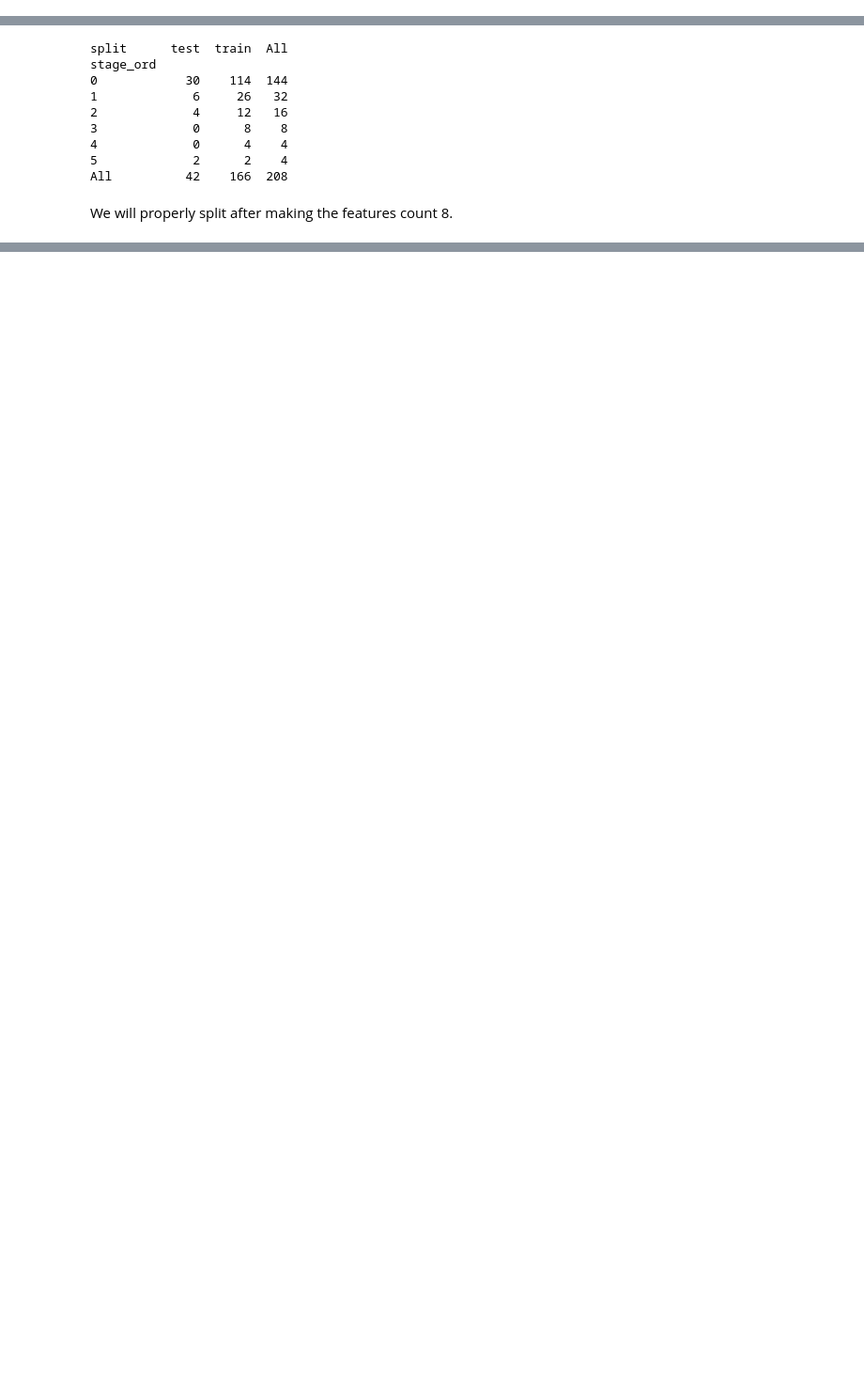
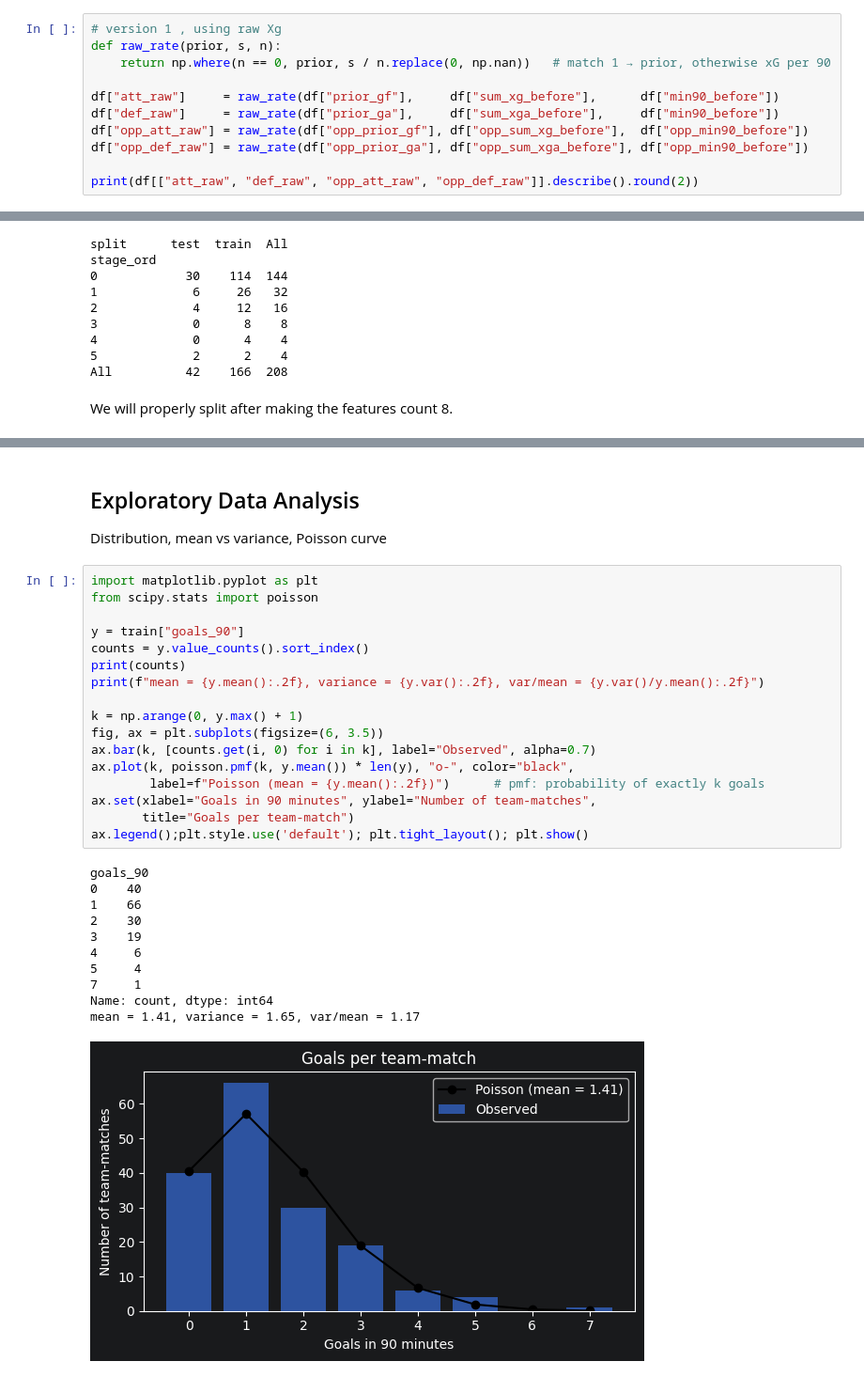
Before and after one commit to birat-timsina/HIT140_Group81, a Jupyter notebook: Assignment-3/Obj2.2/Obj2.2_model.ipynb, the cells around one changed output, grey strips where cells are left out. Shown at 94% size. Saved outputs shown, nothing was run; the diff lists cells and outputs as text; blank space fills up the shorter version.

```diff
--- a/Assignment-3/Obj2.2/Obj2.2_model.ipynb
+++ b/Assignment-3/Obj2.2/Obj2.2_model.ipynb
@@ -5,0 +47,11 @@ We have a huge no.of columns at the start, which will be reduced to 8, these onl
+# %%
+# version 1 , using raw Xg
+def raw_rate(prior, s, n):
+    return np.where(n == 0, prior, s / n.replace(0, np.nan))   # match 1 → prior, otherwise xG per 90
+
+df["att_raw"]     = raw_rate(df["prior_gf"],     df["sum_xg_before"],      df["min90_before"])
+df["def_raw"]     = raw_rate(df["prior_ga"],     df["sum_xga_before"],     df["min90_before"])
+df["opp_att_raw"] = raw_rate(df["opp_prior_gf"], df["opp_sum_xg_before"],  df["opp_min90_before"])
+df["opp_def_raw"] = raw_rate(df["opp_prior_ga"], df["opp_sum_xga_before"], df["opp_min90_before"])
+
+print(df[["att_raw", "def_raw", "opp_att_raw", "opp_def_raw"]].describe().round(2))
@@ -65,0 +162,32 @@ We will properly split after making the features count 8.
+# %% [markdown]
+## Exploratory Data Analysis
+Distribution, mean vs variance, Poisson curve
+# %%
+import matplotlib.pyplot as plt
+from scipy.stats import poisson
+
+y = train["goals_90"]
+counts = y.value_counts().sort_index()
+print(counts)
+print(f"mean = {y.mean():.2f}, variance = {y.var():.2f}, var/mean = {y.var()/y.mean():.2f}")
+
+k = np.arange(0, y.max() + 1)
+fig, ax = plt.subplots(figsize=(6, 3.5))
+ax.bar(k, [counts.get(i, 0) for i in k], label="Observed", alpha=0.7)
+ax.plot(k, poisson.pmf(k, y.mean()) * len(y), "o-", color="black",
+        label=f"Poisson (mean = {y.mean():.2f})")      # pmf: probability of exactly k goals
+ax.set(xlabel="Goals in 90 minutes", ylabel="Number of team-matches",
+       title="Goals per team-match")
+ax.legend();plt.style.use('default'); plt.tight_layout(); plt.show()
+# %% [output]
+goals_90
+0    40
+1    66
+2    30
+3    19
+4     6
+5     4
+7     1
+Name: count, dtype: int64
+mean = 1.41, variance = 1.65, var/mean = 1.17
+[figure, added]
```
Also changed, not shown: parts of 38 cells of this notebook.
